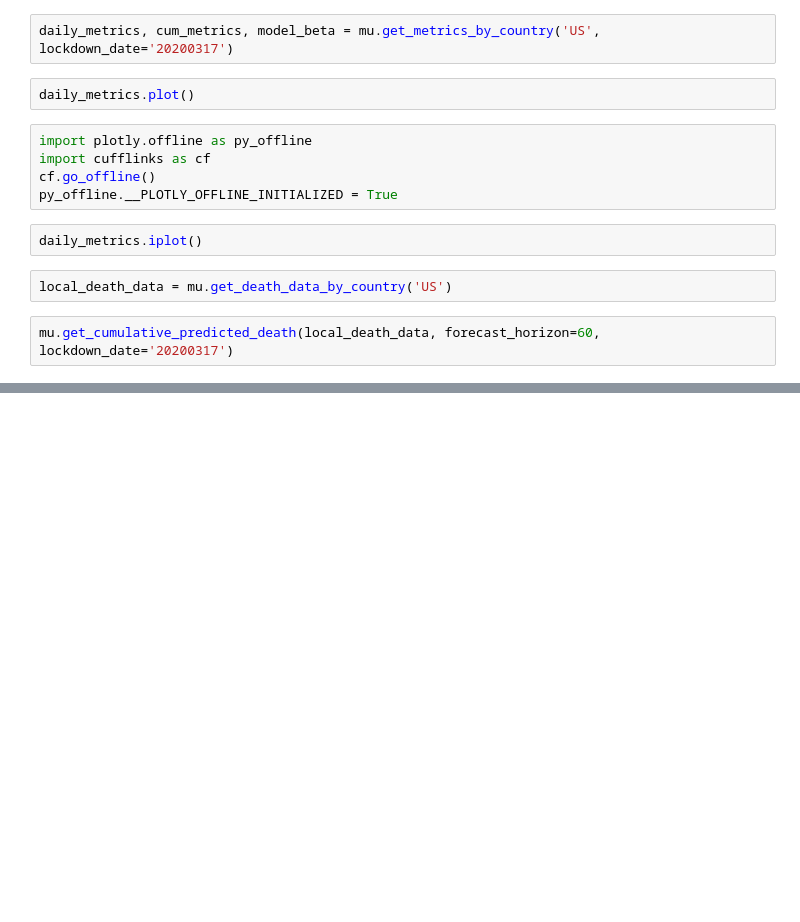
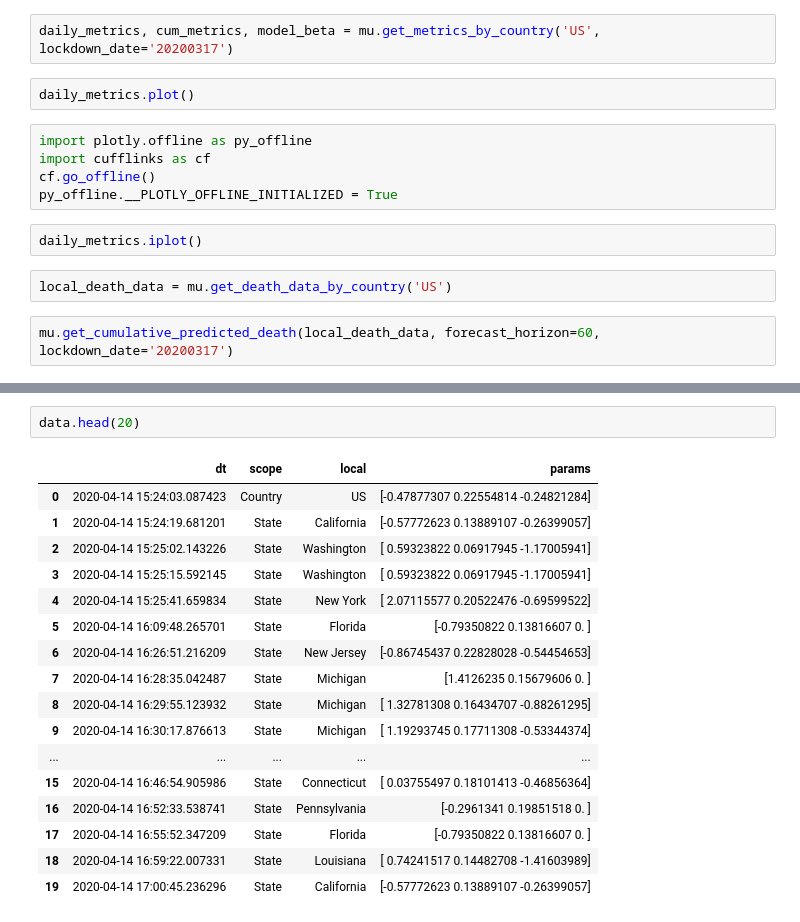
Before and after one commit to huonghuynhsc/COVID-19, a Jupyter notebook: prognosis/Try_plotly.ipynb, the cells around one changed output, grey strips where cells are left out. Drawn from its saved outputs; the diff is of its cells as text; blank space fills up the shorter version.

```diff
--- a/prognosis/Try_plotly.ipynb
+++ b/prognosis/Try_plotly.ipynb
@@ -28,0 +75,20 @@ mu.get_cumulative_predicted_death(local_death_data, forecast_horizon=60, lockdow
+# %%
+data.head(20)
+# %% [output]
+|  | dt | scope | local | params |
+| 0 | 2020-04-14 15:24:03.087423 | Country | US | [-0.47877307 0.22554814 -0.24821284] |
+| 1 | 2020-04-14 15:24:19.681201 | State | California | [-0.57772623 0.13889107 -0.26399057] |
+| 2 | 2020-04-14 15:25:02.143226 | State | Washington | [ 0.59323822 0.06917945 -1.17005941] |
+| 3 | 2020-04-14 15:25:15.592145 | State | Washington | [ 0.59323822 0.06917945 -1.17005941] |
+| 4 | 2020-04-14 15:25:41.659834 | State | New York | [ 2.07115577 0.20522476 -0.69599522] |
+| 5 | 2020-04-14 16:09:48.265701 | State | Florida | [-0.79350822 0.13816607 0. ] |
+| 6 | 2020-04-14 16:26:51.216209 | State | New Jersey | [-0.86745437 0.22828028 -0.54454653] |
+| 7 | 2020-04-14 16:28:35.042487 | State | Michigan | [1.4126235 0.15679606 0. ] |
+| 8 | 2020-04-14 16:29:55.123932 | State | Michigan | [ 1.32781308 0.16434707 -0.88261295] |
+| 9 | 2020-04-14 16:30:17.876613 | State | Michigan | [ 1.19293745 0.17711308 -0.53344374] |
+| ... | ... | ... | ... | ... |
+| 15 | 2020-04-14 16:46:54.905986 | State | Connecticut | [ 0.03755497 0.18101413 -0.46856364] |
+| 16 | 2020-04-14 16:52:33.538741 | State | Pennsylvania | [-0.2961341 0.19851518 0. ] |
+| 17 | 2020-04-14 16:55:52.347209 | State | Florida | [-0.79350822 0.13816607 0. ] |
+| 18 | 2020-04-14 16:59:22.007331 | State | Louisiana | [ 0.74241517 0.14482708 -1.41603989] |
+| 19 | 2020-04-14 17:00:45.236296 | State | California | [-0.57772623 0.13889107 -0.26399057] |
```
Also changed, not shown: parts of 10 cells of this notebook, 2 other files.
